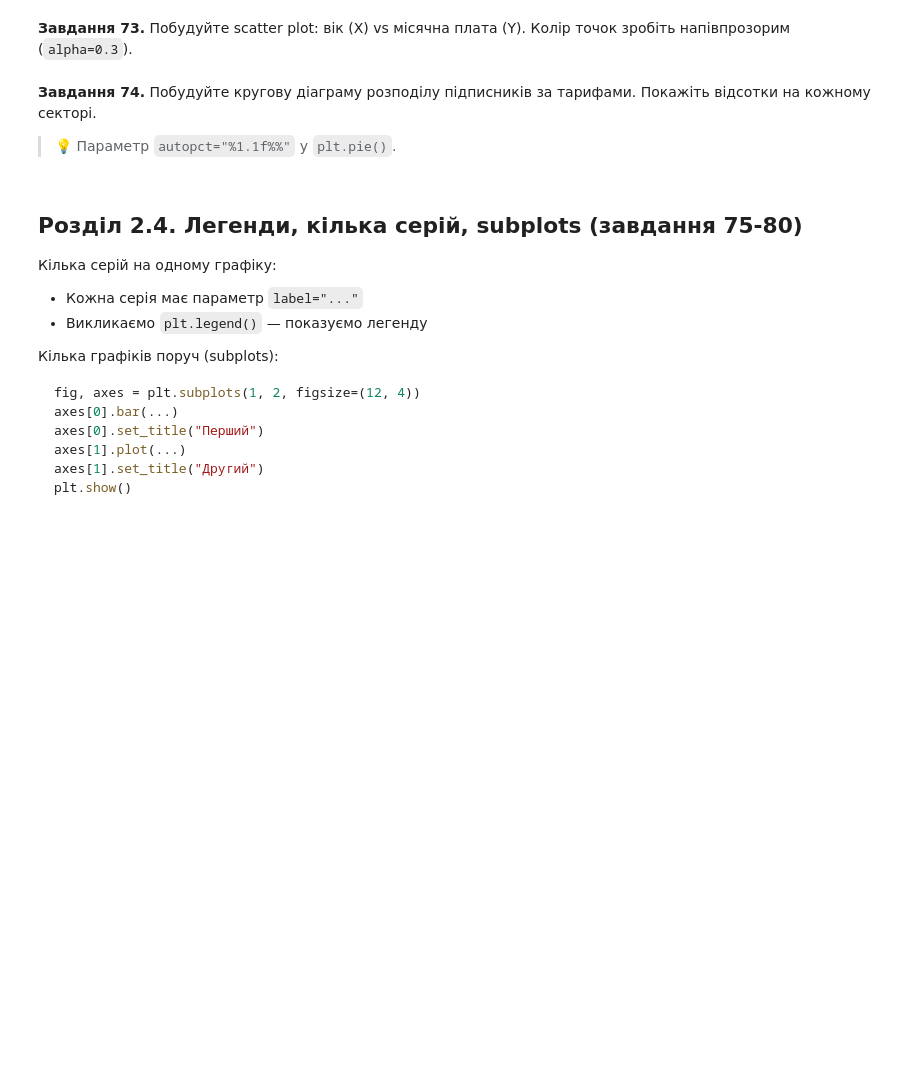
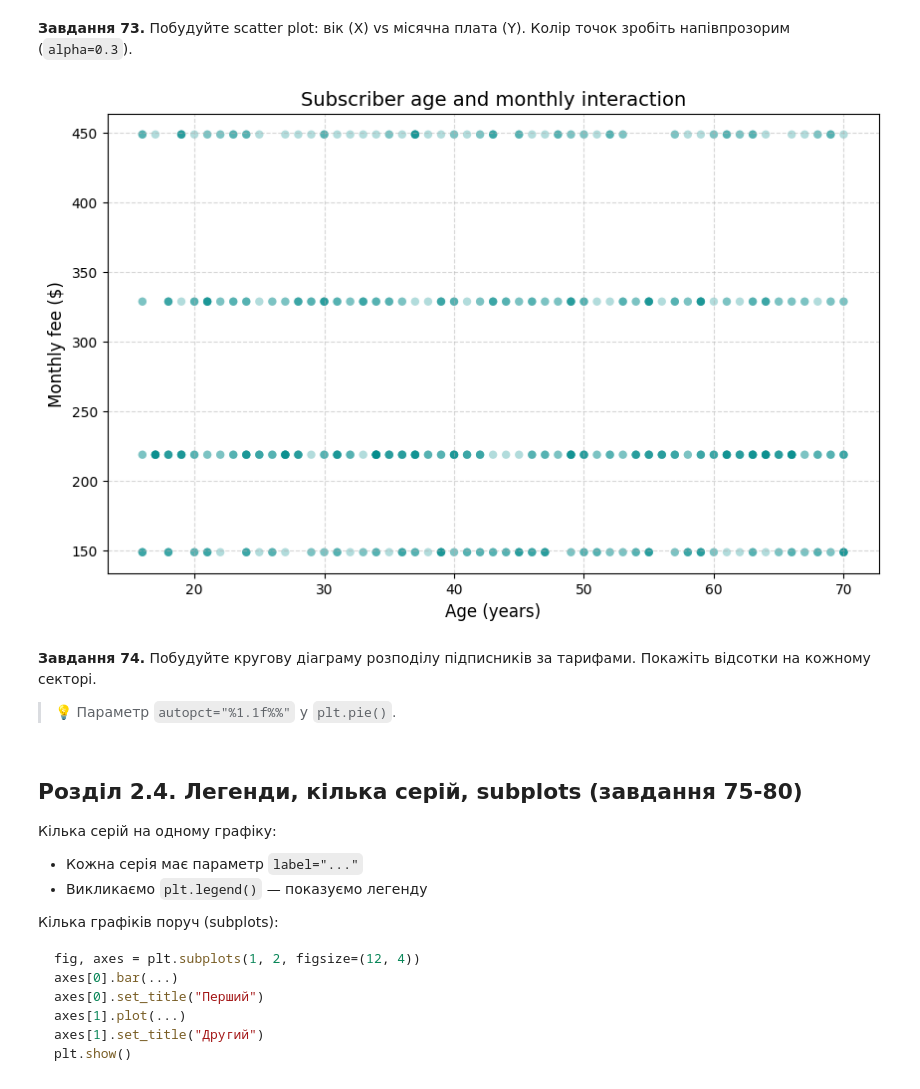
Before and after one commit to NatalieAleksandrova2026/DTA_2026, a Jupyter notebook: Homework/pandas_viz_practice.ipynb, the cells around one changed output. Saved outputs shown, nothing was run; the diff lists cells and outputs as text; code cells hidden in the pictures; blank space fills up the shorter version.

```diff
--- a/Homework/pandas_viz_practice.ipynb
+++ b/Homework/pandas_viz_practice.ipynb
@@ -1373,3 +1400,17 @@ plt.show()
+# %%
+# Завдання 73:
+plt.figure(figsize=(10, 6))
+plt.scatter(subs["age"], subs["monthly_fee"], color="darkcyan", alpha=0.3, edgecolors="none")
+
+plt.title("Subscriber age and monthly interaction", fontsize=14)
+plt.xlabel("Age (years)", fontsize=12)
+plt.ylabel("Monthly fee ($)", fontsize=12)
+
+plt.grid(True, linestyle="--", alpha=0.5)
+
+plt.show()
+# %% [output]
+[figure, added]
 # %% [markdown]
 **Завдання 74.** Побудуйте кругову діаграму розподілу підписників за тарифами. Покажіть відсотки на кожному секторі.
 
```
Also changed, not shown: parts of 5 cells of this notebook.
